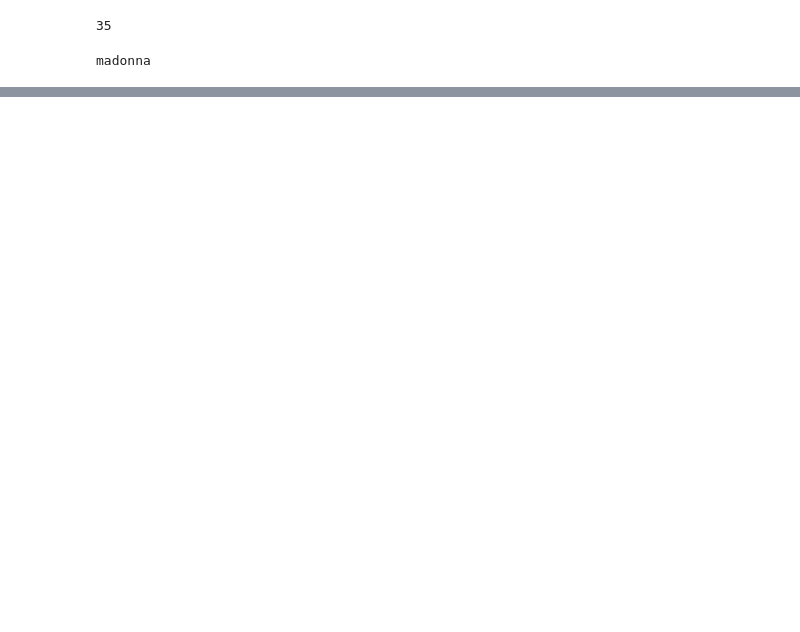
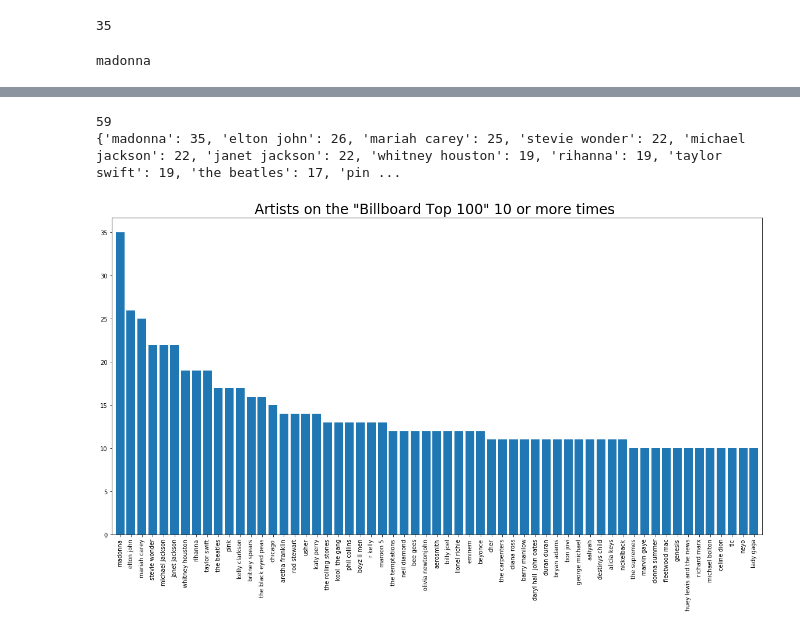
Before and after one commit to jeffreyb92/lyric-analysis, a Jupyter notebook: Billboard_lyrics_assessment.ipynb, the cells around one changed output, grey strips where cells are left out. Saved outputs shown, nothing was run; the diff lists cells and outputs as text; code cells hidden in the pictures; blank space fills up the shorter version.

Commit message:
added new graph and info

```diff
--- a/Billboard_lyrics_assessment.ipynb
+++ b/Billboard_lyrics_assessment.ipynb
@@ -104,0 +99,19 @@ plt.bar(artist_count.keys(), artist_count.values())
+# %%
+# major_artists = artist_count.filter(artist_count.values() > 15)
+major_artists = {key: value for (key, value) in artist_count.items() if value >= 10 }
+print(len(major_artists))
+
+major_artists_sort = {k: v for k, v in sorted(major_artists.items(), key=lambda item: item[1], reverse=True)}
+print(major_artists_sort)
+# %% [output]
+59
+{'madonna': 35, 'elton john': 26, 'mariah carey': 25, 'stevie wonder': 22, 'michael jackson': 22, 'janet jackson': 22, 'whitney houston': 19, 'rihanna': 19, 'taylor swift': 19, 'the beatles': 17, 'pin ...
+# %%
+plt.figure(figsize = (20,10))
+plt.bar(major_artists_sort.keys(), major_artists_sort.values())
+plt.xticks(rotation=90)
+plt.xlim(-0.75, 58.75)
+plt.title('Artists on the "Billboard Top 100" 10 or more times ', size = 24)
+plt.show()
+# %% [output]
+[figure, added]
```
Also changed, not shown: parts of 6 cells of this notebook.
